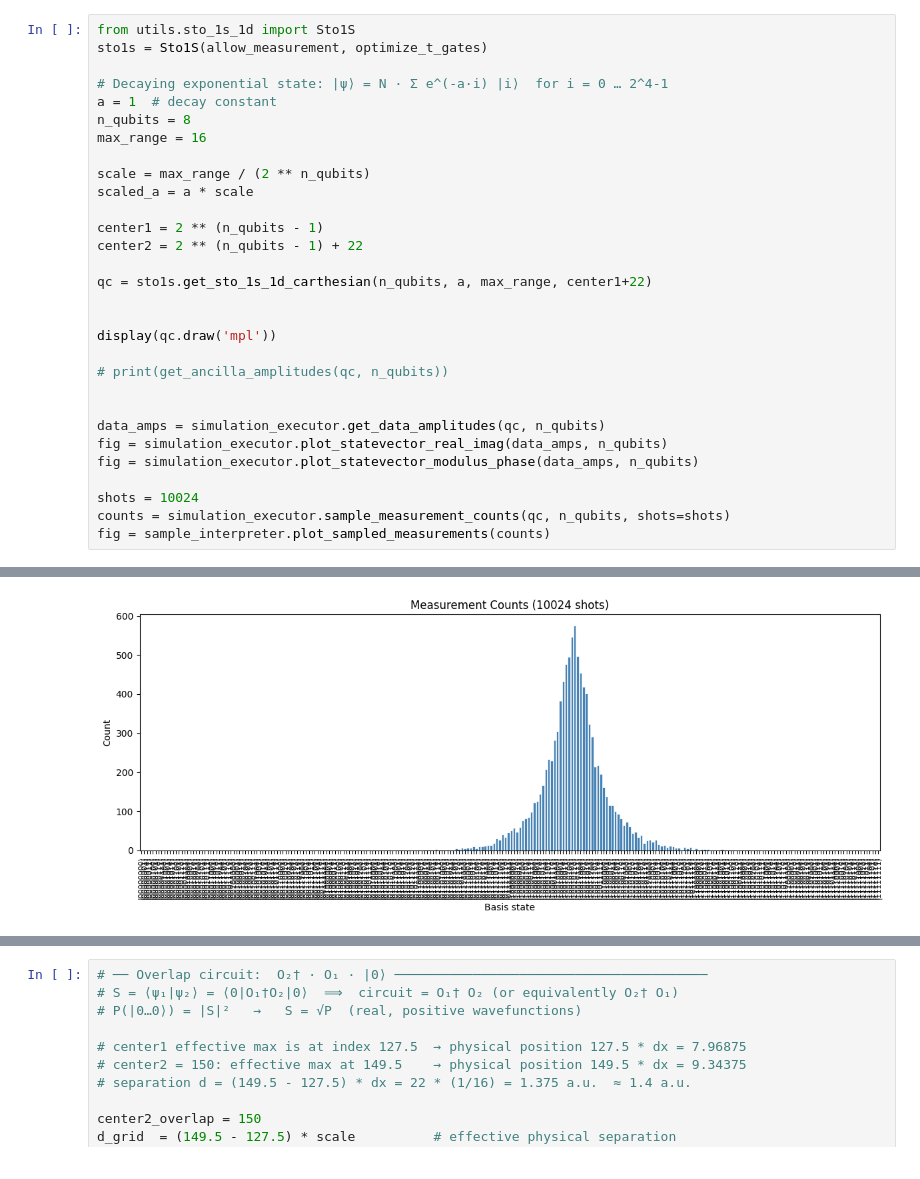
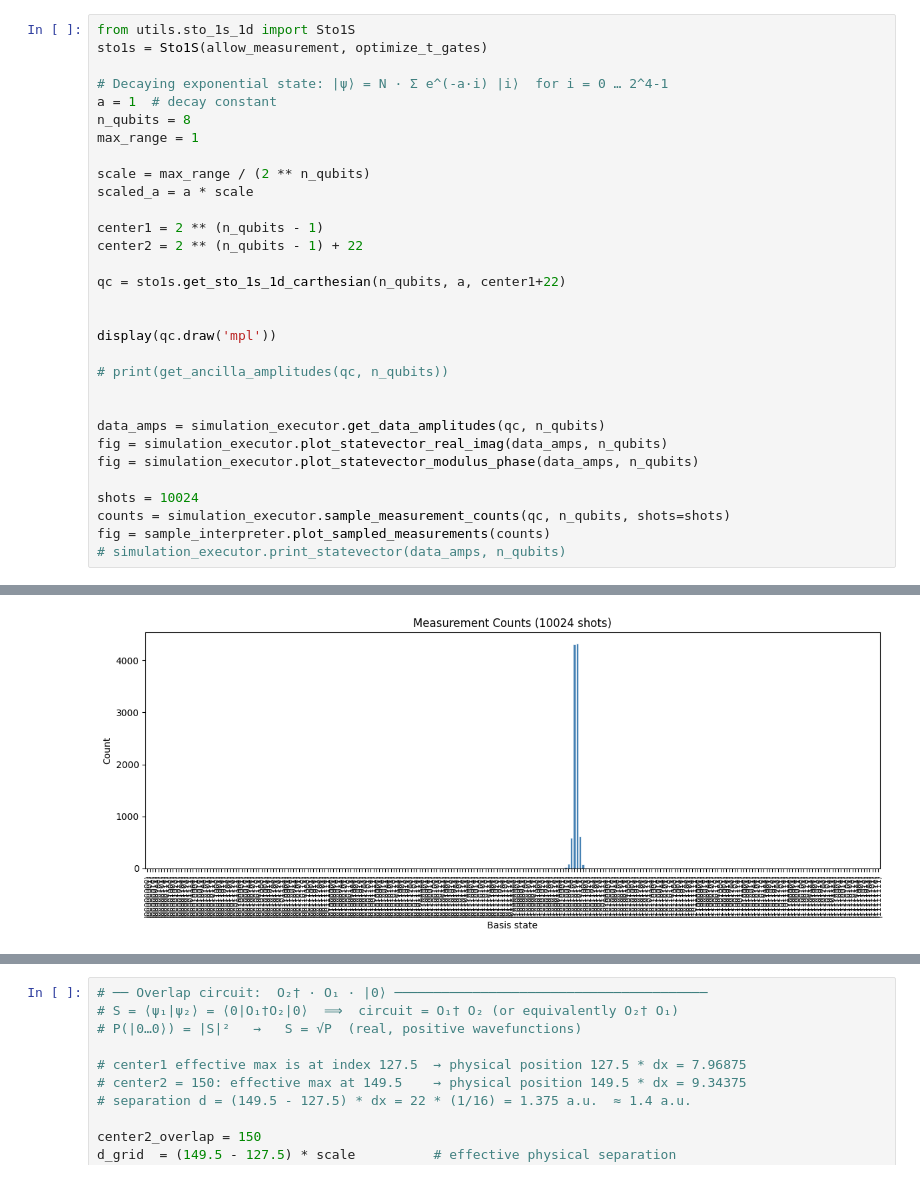
Before and after one commit to sorin-bolos/QuantumComputingResearch, a Jupyter notebook: STOsInMoleculeSymulations/STOs1D copy.ipynb, the cells around one changed output, grey strips where cells are left out. Drawn from its saved outputs; the diff is of its cells as text.

```diff
--- a/STOsInMoleculeSymulations/STOs1D copy.ipynb
+++ b/STOsInMoleculeSymulations/STOs1D copy.ipynb
@@ -65,7 +62,7 @@ sto1s = Sto1S(allow_measurement, optimize_t_gates)
 # Decaying exponential state: |ψ⟩ = N · Σ e^(-a·i) |i⟩  for i = 0 … 2^4-1
 a = 1  # decay constant
 n_qubits = 8
-max_range = 16
+max_range = 1
 
 scale = max_range / (2 ** n_qubits)
 scaled_a = a * scale
@@ -73,7 +70,7 @@ scaled_a = a * scale
 center1 = 2 ** (n_qubits - 1)
 center2 = 2 ** (n_qubits - 1) + 22
 
-qc = sto1s.get_sto_1s_1d_carthesian(n_qubits, a, max_range, center1+22)
+qc = sto1s.get_sto_1s_1d_carthesian(n_qubits, a, center1+22)
 
 
 display(qc.draw('mpl'))
@@ -88,4 +85,5 @@ fig = simulation_executor.plot_statevector_modulus_phase(data_amps, n_qubits)
 shots = 10024
 counts = simulation_executor.sample_measurement_counts(qc, n_qubits, shots=shots)
 fig = sample_interpreter.plot_sampled_measurements(counts)
+# simulation_executor.print_statevector(data_amps, n_qubits)
 # %% [output]
@@ -95,4 +93,4 @@ fig = sample_interpreter.plot_sampled_measurements(counts)
-[figure, old version]
+[figure, new version]
 # %%
 from utils.integrals import Integals
 
```
Also changed, not shown: parts of 7 cells of this notebook, 7 other files.
